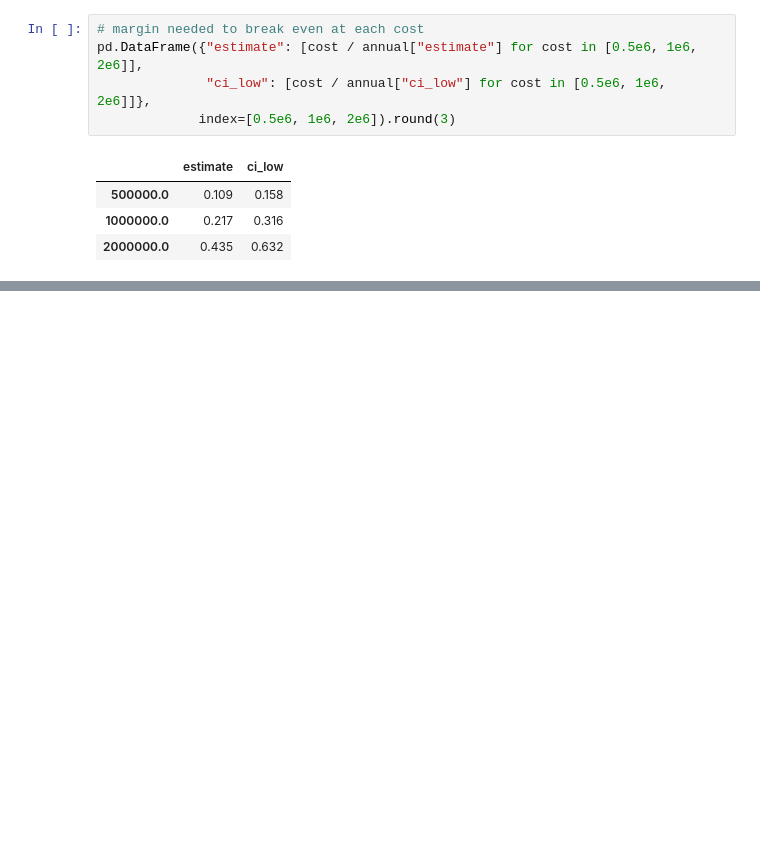
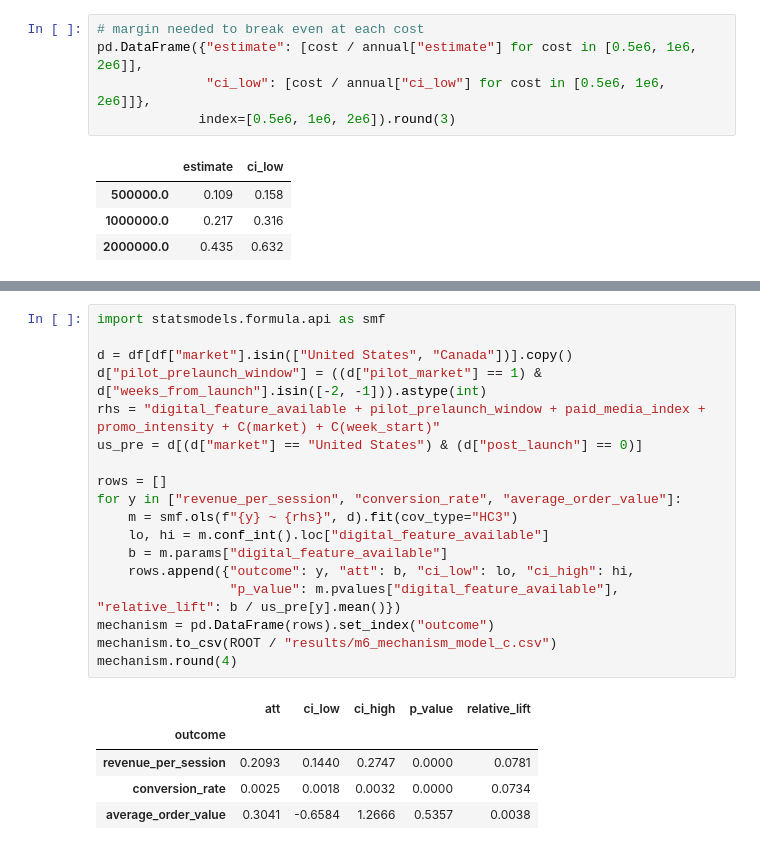
Before and after one commit to Break-Through-Tech/Estee-Lauder-1B-measuring-customer-delight, a Jupyter notebook: notebooks/business_impact/41_business_impact.ipynb, the cells around one changed output, grey strips where cells are left out. Cells and saved outputs as stored; diff of their text form; blank space fills up the shorter version.

```diff
--- a/notebooks/business_impact/41_business_impact.ipynb
+++ b/notebooks/business_impact/41_business_impact.ipynb
@@ -101,0 +106,24 @@ pd.DataFrame({"estimate": [cost / annual["estimate"] for cost in [0.5e6, 1e6, 2e
+# %%
+import statsmodels.formula.api as smf
+
+d = df[df["market"].isin(["United States", "Canada"])].copy()
+d["pilot_prelaunch_window"] = ((d["pilot_market"] == 1) & d["weeks_from_launch"].isin([-2, -1])).astype(int)
+rhs = "digital_feature_available + pilot_prelaunch_window + paid_media_index + promo_intensity + C(market) + C(week_start)"
+us_pre = d[(d["market"] == "United States") & (d["post_launch"] == 0)]
+
+rows = []
+for y in ["revenue_per_session", "conversion_rate", "average_order_value"]:
+    m = smf.ols(f"{y} ~ {rhs}", d).fit(cov_type="HC3")
+    lo, hi = m.conf_int().loc["digital_feature_available"]
+    b = m.params["digital_feature_available"]
+    rows.append({"outcome": y, "att": b, "ci_low": lo, "ci_high": hi,
+                 "p_value": m.pvalues["digital_feature_available"], "relative_lift": b / us_pre[y].mean()})
+mechanism = pd.DataFrame(rows).set_index("outcome")
+mechanism.to_csv(ROOT / "results/m6_mechanism_model_c.csv")
+mechanism.round(4)
+# %% [output]
+|  | att | ci_low | ci_high | p_value | relative_lift |
+| outcome |  |  |  |  |  |
+| revenue_per_session | 0.2093 | 0.1440 | 0.2747 | 0.0000 | 0.0781 |
+| conversion_rate | 0.0025 | 0.0018 | 0.0032 | 0.0000 | 0.0734 |
+| average_order_value | 0.3041 | -0.6584 | 1.2666 | 0.5357 | 0.0038 |
```
Also changed, not shown: parts of 1 cell of this notebook, 1 other file.
